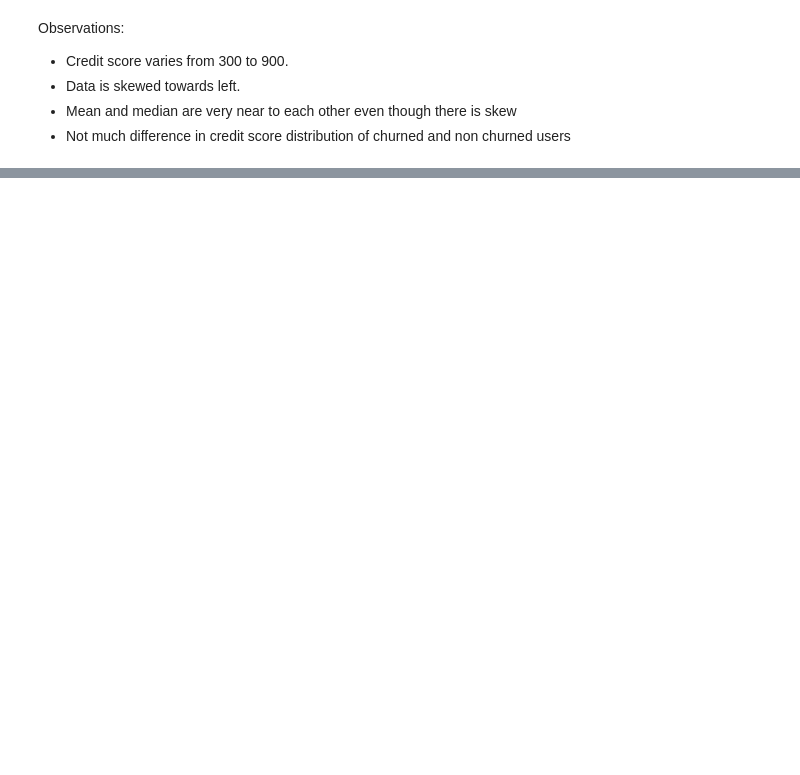
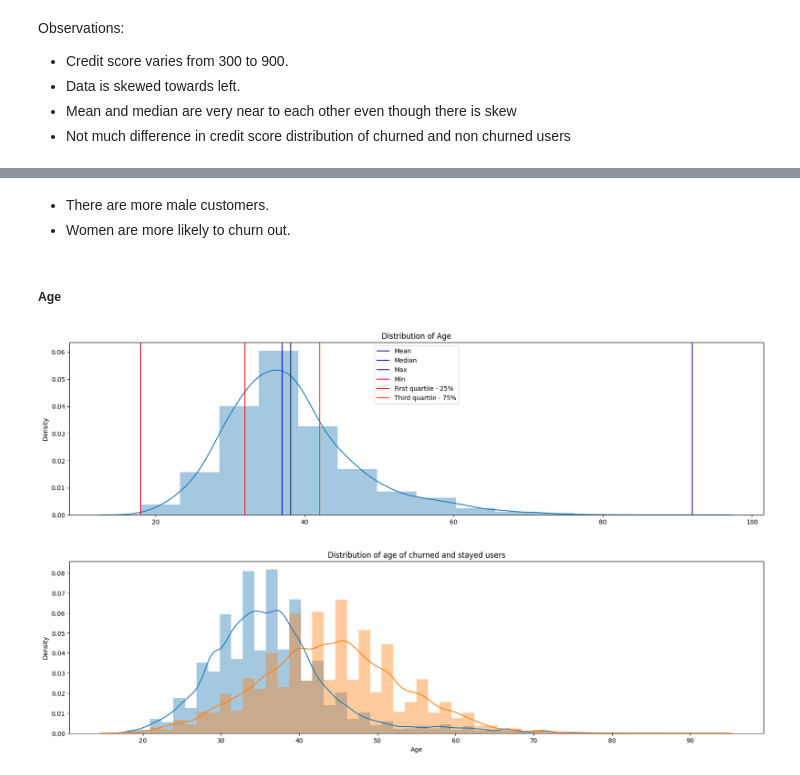
Before and after one commit to sumanthegdegithub/churn_prediction, a Jupyter notebook: data_analysis/data_exploration_and_analysis.ipynb, the cells around one changed output, grey strips where cells are left out. Cells and saved outputs as stored; diff of their text form; code cells hidden in the pictures; blank space fills up the shorter version.

```diff
--- a/data_analysis/data_exploration_and_analysis.ipynb
+++ b/data_analysis/data_exploration_and_analysis.ipynb
@@ -85,0 +105,15 @@ Observations:
+# %% [markdown]
+* There are more male customers.
+* Women are more likely to churn out.
+# %% [markdown]
+##### Age
+# %%
+plot_distribution(train_data.Age, plt_title='Distribution of Age', figsize=(20,5))
+plt.figure(figsize=(20,5))
+plt.title('Distribution of age of churned and stayed users')
+sn.distplot(train_data.Age[train_data.Exited == 0])
+sn.distplot(train_data.Age[train_data.Exited == 1])
+plt.show()
+# %% [output]
+[figure, added]
+[figure, added]
```
Also changed, not shown: parts of 30 cells of this notebook, 1 other file.
